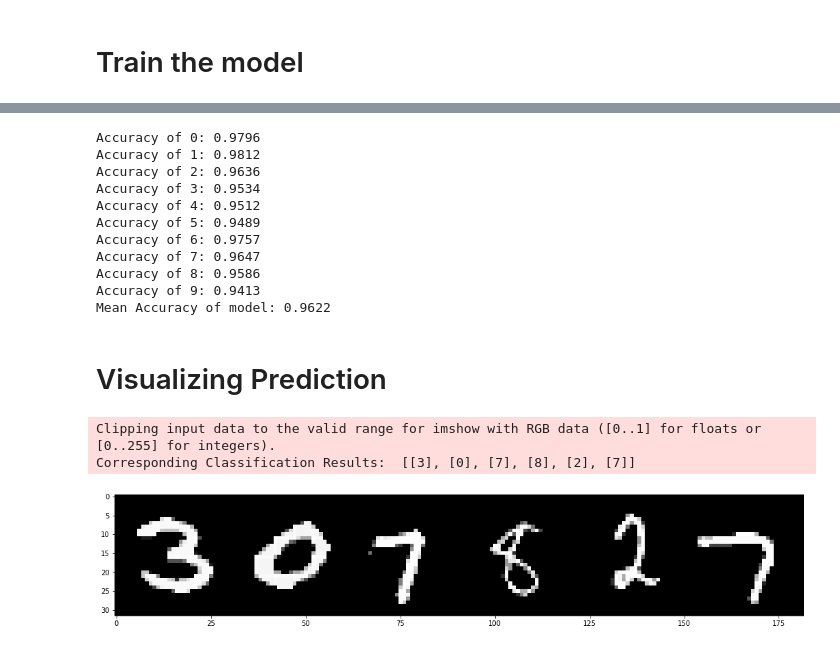
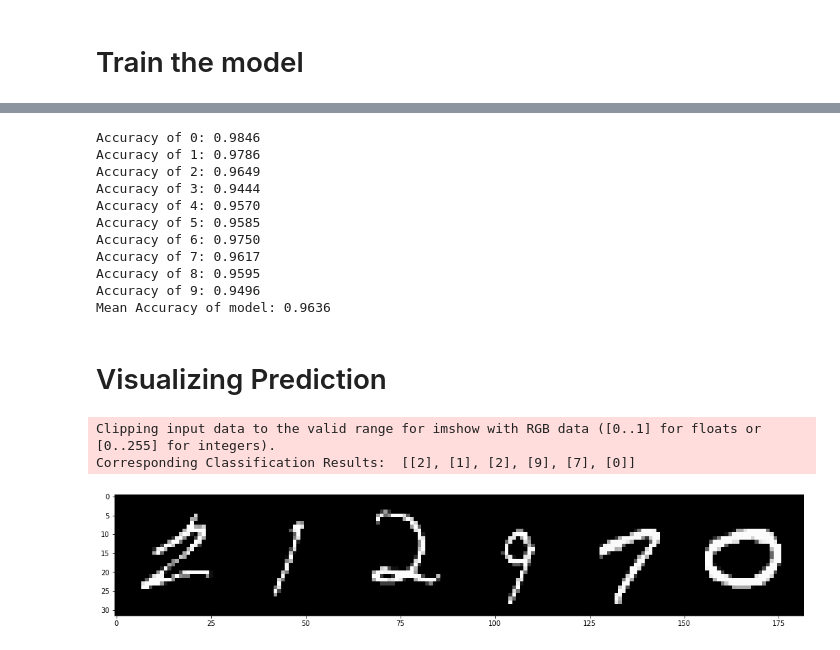
Before and after one commit to u7javed/MNIST-prediction-with-Neural-Network, a Jupyter notebook: nn_MNIST.ipynb, the cells around one changed output, grey strips where cells are left out. Cells and saved outputs as stored; diff of their text form; code cells hidden in the pictures.

Commit message:
Add files via upload
A complete walkthrough on how to build and train a model to classify MNIST dataset

```diff
--- a/nn_MNIST.ipynb
+++ b/nn_MNIST.ipynb
@@ -111,6 +111,8 @@ if device == 'cuda:0':
     print('----> Using GPU\n')
 else:
     print('----> Using CPU\n')
+
+min_loss = np.Inf
 
 for epoch in range(epochs):
     train_loss = 0  #keep track of training loss each way
@@ -123,11 +125,18 @@ for epoch in range(epochs):
         optimizer.step()    #gradient descent
         train_loss += loss.item()/len(images)
 
-    if epoch % 5 == 0:
-        print('Epoch: {}, Train Loss: {:.4f}'.format(
-            epoch,
+    print('Epoch: {}, Train Loss: {:.4f}\n'.format(   #print training loss at each step
+        epoch,
+        train_loss
+    ))
+    if train_loss < min_loss:   #print lowest loss
+        print('     New minimum loss {:.4f} ---> {:.4f}\n'.format(
+            min_loss,
             train_loss
         ))
+
+        min_loss = train_loss
+        torch.save(mlp.state_dict(), 'best_model.pt')   #save model to file
 # %% [output]
 ----> Using GPU
 
@@ -148,0 +160,5 @@ Epoch: 95, Train Loss: 5.8219
+# %%
+model = Classifier().to(device)
+model.load_state_dict(torch.load('best_model.pt'))    #load model
+print('Model Loaded: ')
+print(model)
@@ -149,9 +182,11 @@ Epoch: 95, Train Loss: 5.8219
 # %%
+#make array of 0 with length of the # of unique labels
+#each index will correspond to the score of that given index number (0-9) in mnist dataset
 right = np.zeros((10), dtype=int)
 wrong = np.zeros((10), dtype=int)
 
 for images, labels in test_loader:
-    outputs = mlp(images.to(device))
+    outputs = model(images.to(device))
 
     for i in range(len(images)):
         if(torch.argmax(outputs[i]) == labels[i]).tolist(): #check if classification is equal to corresponding label
@@ -168,30 +203,30 @@ print('Mean Accuracy of model: {:.4f}'.format(
     sum(right)/(sum(right) + sum(wrong))
 ))
 # %% [output]
-Accuracy of 0: 0.9796
-Accuracy of 1: 0.9812
-Accuracy of 2: 0.9636
-Accuracy of 3: 0.9534
-Accuracy of 4: 0.9512
-Accuracy of 5: 0.9489
-Accuracy of 6: 0.9757
-Accuracy of 7: 0.9647
-Accuracy of 8: 0.9586
-Accuracy of 9: 0.9413
-Mean Accuracy of model: 0.9622
+Accuracy of 0: 0.9846
+Accuracy of 1: 0.9786
+Accuracy of 2: 0.9649
+Accuracy of 3: 0.9444
+Accuracy of 4: 0.9570
+Accuracy of 5: 0.9585
+Accuracy of 6: 0.9750
+Accuracy of 7: 0.9617
+Accuracy of 8: 0.9595
+Accuracy of 9: 0.9496
+Mean Accuracy of model: 0.9636
 # %% [markdown]
 # Visualizing Prediction
 # %%
 images, labels = next(iter(test_loader))
-output_test = mlp(images.to('cuda'))
+output_test = model(images.to('cuda'))
 output_list = []
 for i in range(6):
     output_list.append([torch.argmax(output_test[i]).tolist()])
 gri_img = torchvision.utils.make_grid(images[:6], nrow=6)
 fig, axi = plt.subplots(figsize=(18, 4))
 axi.imshow(gri_img.permute(1, 2, 0))
 print('Corresponding Classification Results: ', output_list)
 # %% [output]
 Clipping input data to the valid range for imshow with RGB data ([0..1] for floats or [0..255] for integers).
-Corresponding Classification Results:  [[3], [0], [7], [8], [2], [7]]
+Corresponding Classification Results:  [[2], [1], [2], [9], [7], [0]]
-[figure, old version]
+[figure, new version]
```
Also changed, not shown: parts of 4 cells of this notebook.
